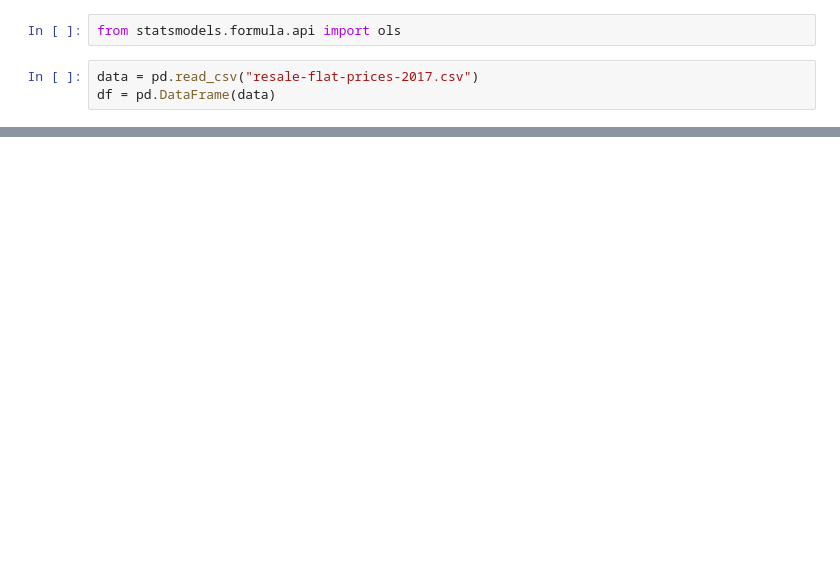
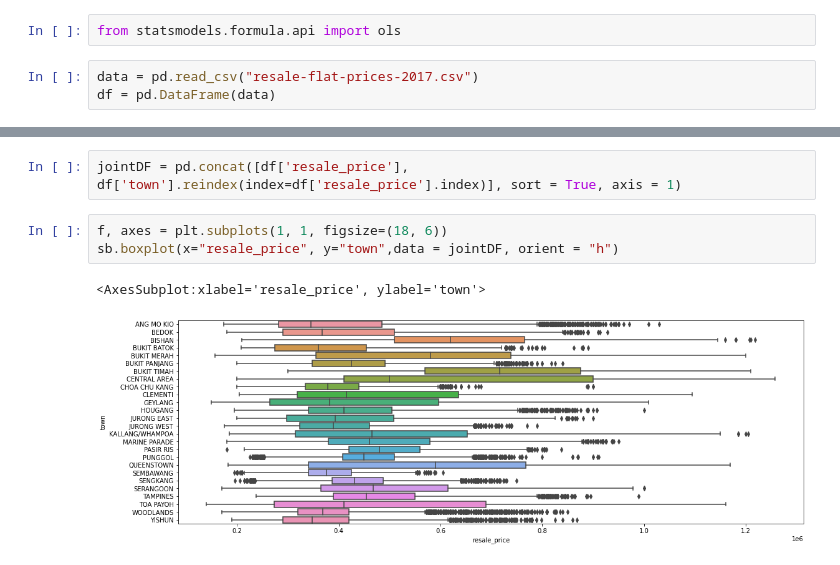
Before and after one commit to festevil/CZ2006-Lab1, a Jupyter notebook: Price regression.ipynb, the cells around one changed output, grey strips where cells are left out. Cells and saved outputs as stored; diff of their text form; blank space fills up the shorter version.

```diff
--- a/Price regression.ipynb
+++ b/Price regression.ipynb
@@ -53,0 +122,8 @@ strong multicollinearity problems or that the design matrix is singular.
+# %%
+jointDF = pd.concat([df['resale_price'], df['town'].reindex(index=df['resale_price'].index)], sort = True, axis = 1)
+# %%
+f, axes = plt.subplots(1, 1, figsize=(18, 6))
+sb.boxplot(x="resale_price", y="town",data = jointDF, orient = "h")
+# %% [output]
+<AxesSubplot:xlabel='resale_price', ylabel='town'>
+[figure, added]
```
Also changed, not shown: parts of 8 cells of this notebook.
